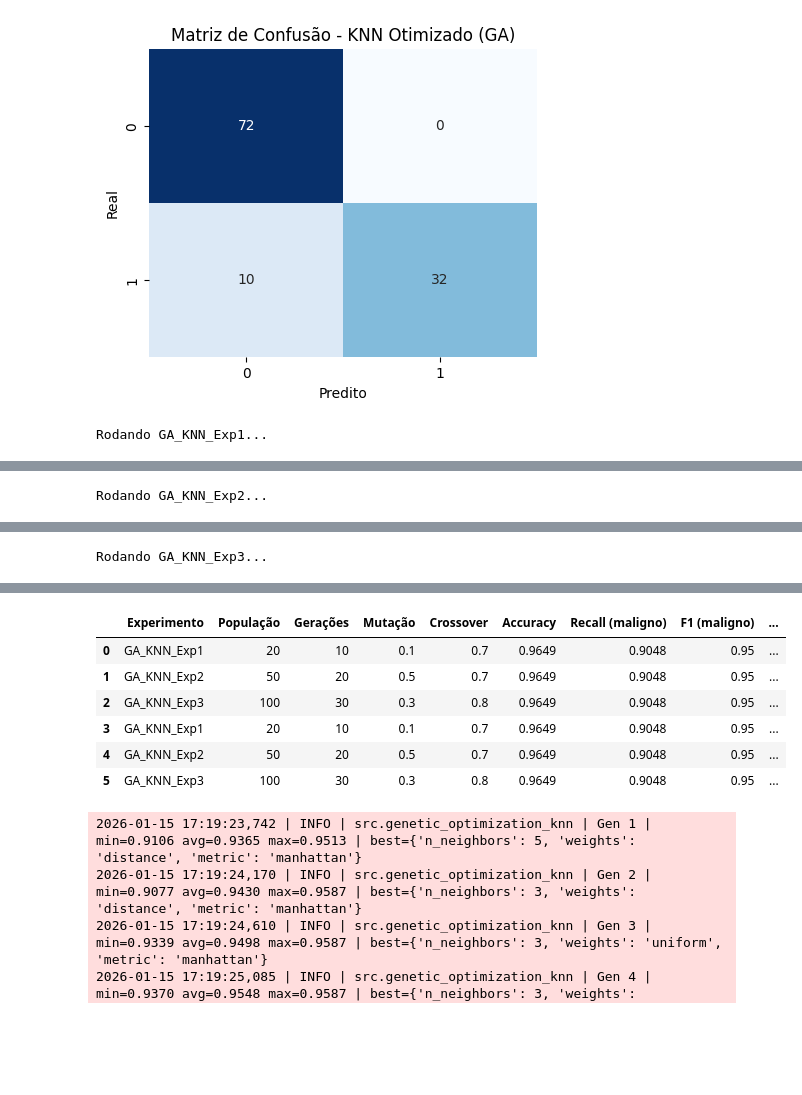
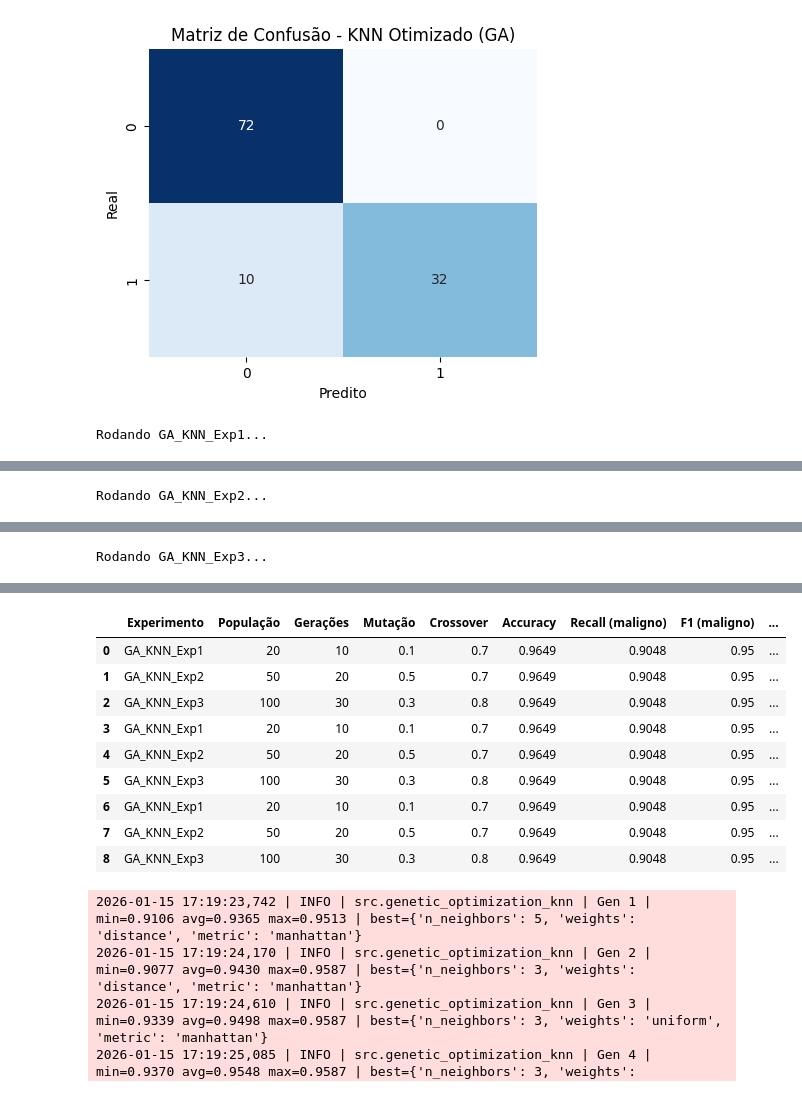
Before and after one commit to KeityPires/tech-challenge-ia-diagnostico, a Jupyter notebook: notebooks/02_exploracao_dados_cancer_mama.ipynb, the cells around one changed output, grey strips where cells are left out. Cells and saved outputs as stored; diff of their text form; code cells hidden in the pictures; blank space fills up the shorter version.

```diff
--- a/notebooks/02_exploracao_dados_cancer_mama.ipynb
+++ b/notebooks/02_exploracao_dados_cancer_mama.ipynb
@@ -994,7 +1005,7 @@ experimentos = [
     ("GA_KNN_Exp3", GAConfig(population_size=100, n_generations=30, mut_prob=0.30, cx_prob=0.80)),
 ]
 
-
+resultados = []
 for nome, cfg in experimentos:
     print(f"\nRodando {nome}...")
 
@@ -1011,7 +1022,7 @@ for nome, cfg in experimentos:
     y_pred = best_model.predict(X_test_scaled)
 
     acc = accuracy_score(y_test, y_pred)
-    rec = recall_score(y_test, y_pred, pos_label=1)   # maligno = 1
+    rec = recall_score(y_test, y_pred, pos_label=1)
     f1  = f1_score(y_test, y_pred, pos_label=1)
 
     tn, fp, fn, tp = confusion_matrix(y_test, y_pred).ravel()
@@ -1096,8 +1107,11 @@ Rodando GA_KNN_Exp3...
 |  | Experimento | População | Gerações | Mutação | Crossover | Accuracy | Recall (maligno) | F1 (maligno) | ... |
 | 0 | GA_KNN_Exp1 | 20 | 10 | 0.1 | 0.7 | 0.9649 | 0.9048 | 0.95 | ... |
 | 1 | GA_KNN_Exp2 | 50 | 20 | 0.5 | 0.7 | 0.9649 | 0.9048 | 0.95 | ... |
 | 2 | GA_KNN_Exp3 | 100 | 30 | 0.3 | 0.8 | 0.9649 | 0.9048 | 0.95 | ... |
 | 3 | GA_KNN_Exp1 | 20 | 10 | 0.1 | 0.7 | 0.9649 | 0.9048 | 0.95 | ... |
 | 4 | GA_KNN_Exp2 | 50 | 20 | 0.5 | 0.7 | 0.9649 | 0.9048 | 0.95 | ... |
 | 5 | GA_KNN_Exp3 | 100 | 30 | 0.3 | 0.8 | 0.9649 | 0.9048 | 0.95 | ... |
+| 6 | GA_KNN_Exp1 | 20 | 10 | 0.1 | 0.7 | 0.9649 | 0.9048 | 0.95 | ... |
+| 7 | GA_KNN_Exp2 | 50 | 20 | 0.5 | 0.7 | 0.9649 | 0.9048 | 0.95 | ... |
+| 8 | GA_KNN_Exp3 | 100 | 30 | 0.3 | 0.8 | 0.9649 | 0.9048 | 0.95 | ... |
 # %%
```
Also changed, not shown: parts of 9 cells of this notebook.
